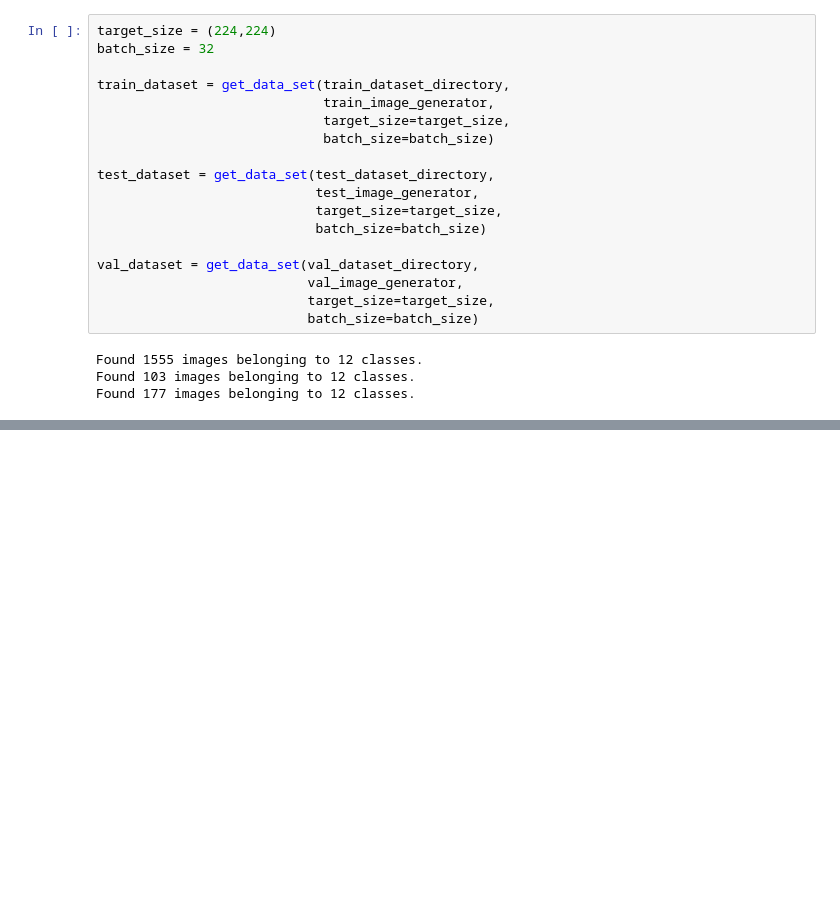
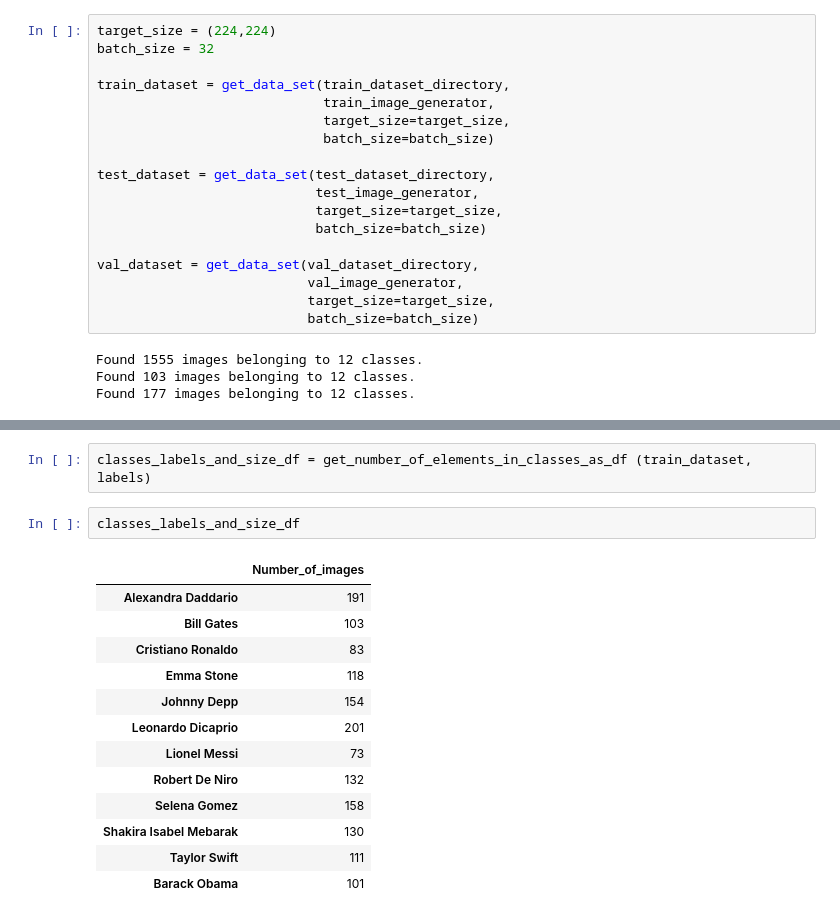
Before and after one commit to MPT93/Face_recognition, a Jupyter notebook: main.ipynb, the cells around one changed output, grey strips where cells are left out. Drawn from its saved outputs; the diff is of its cells as text; blank space fills up the shorter version.

```diff
--- a/main.ipynb
+++ b/main.ipynb
@@ -105,0 +153,18 @@ Found 177 images belonging to 12 classes.
+# %%
+classes_labels_and_size_df = get_number_of_elements_in_classes_as_df (train_dataset, labels)
+# %%
+classes_labels_and_size_df
+# %% [output]
+|  | Number_of_images |
+| Alexandra Daddario | 191 |
+| Bill Gates | 103 |
+| Cristiano Ronaldo | 83 |
+| Emma Stone | 118 |
+| Johnny Depp | 154 |
+| Leonardo Dicaprio | 201 |
+| Lionel Messi | 73 |
+| Robert De Niro | 132 |
+| Selena Gomez | 158 |
+| Shakira Isabel Mebarak | 130 |
+| Taylor Swift | 111 |
+| Barack Obama | 101 |
```
Also changed, not shown: parts of 8 cells of this notebook.
